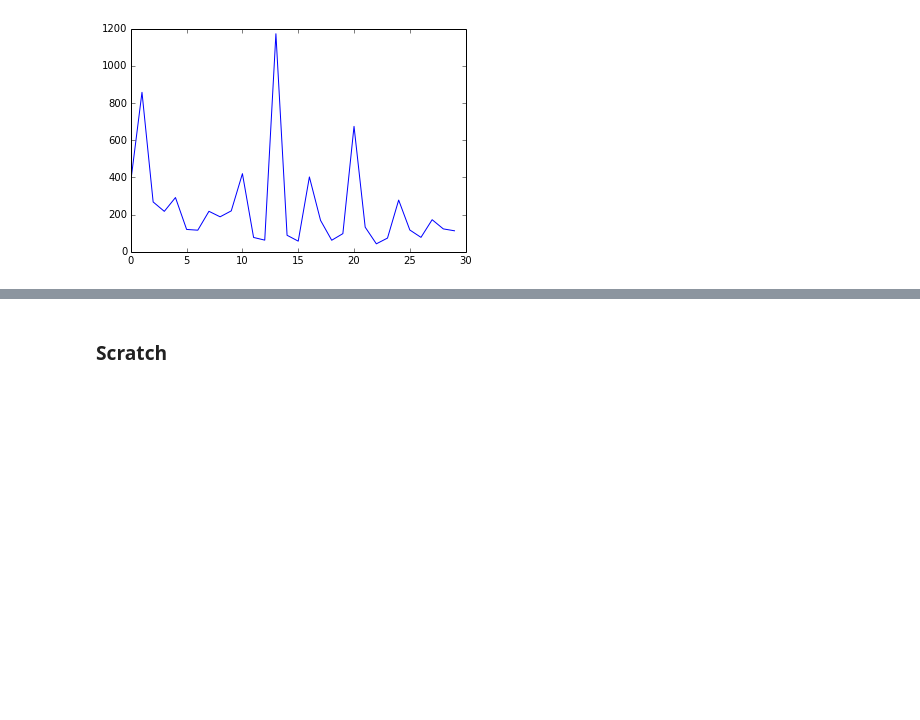
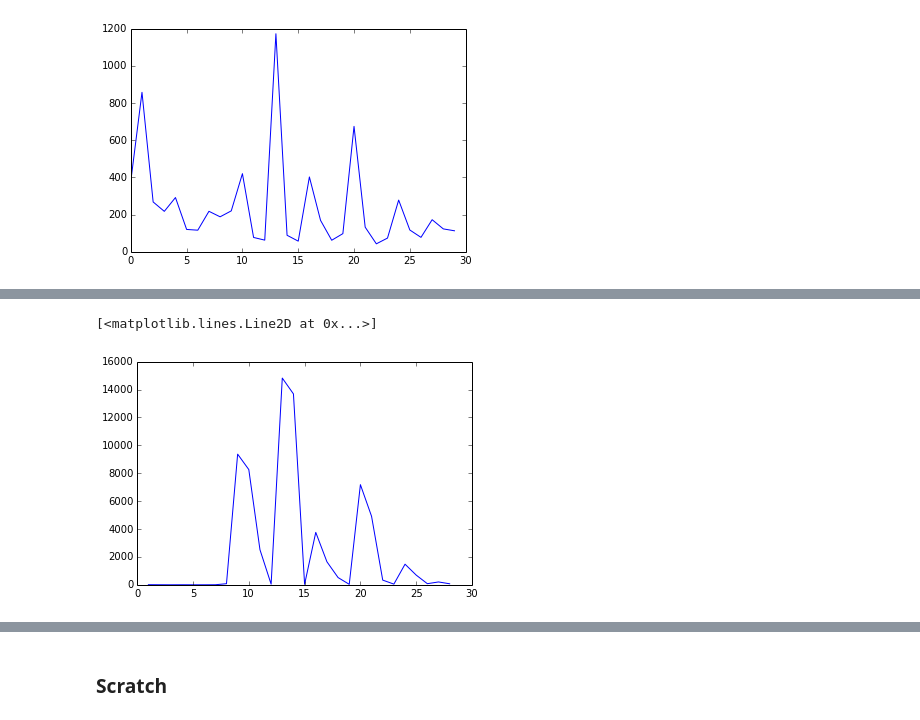
Before and after one commit to yaroslavvb/lbfgs, a Jupyter notebook: lbfgs-macbook.ipynb, the cells around one changed output, grey strips where cells are left out. Cells and saved outputs as stored; diff of their text form; code cells hidden in the pictures; blank space fills up the shorter version.

```diff
--- a/lbfgs-macbook.ipynb
+++ b/lbfgs-macbook.ipynb
@@ -297,0 +377,5 @@ plt.plot([np.linalg.norm(g) for g in lua_grads])
+# %%
+plt.plot([step.ys for step in steps])
+# %% [output]
+[<matplotlib.lines.Line2D at 0x...>]
+[figure, added]
```
Also changed, not shown: parts of 93 cells of this notebook, 1 other file.
